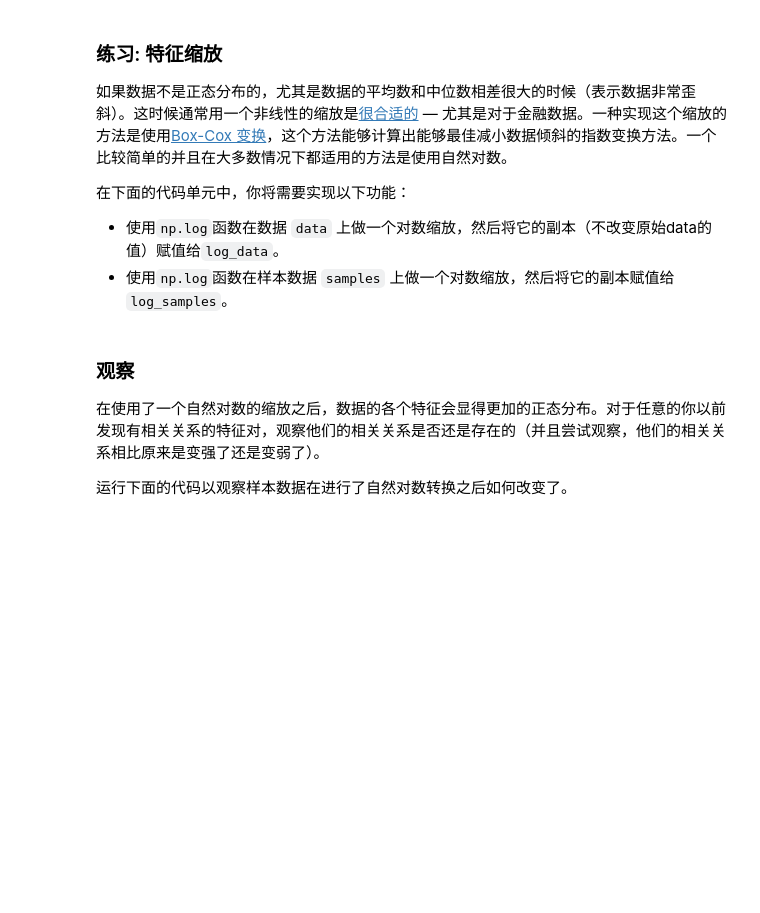
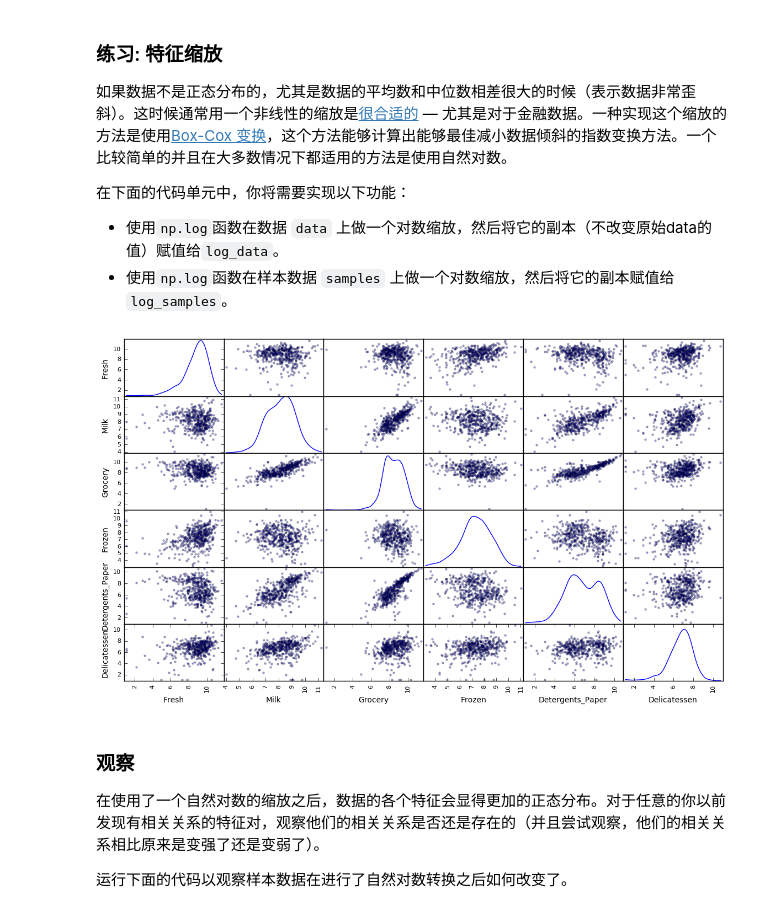
Before and after one commit to XuEric/machine-learning, a Jupyter notebook: projects_cn/creating_customer_segments/customer_segments.ipynb, the cells around one changed output. Saved outputs shown, nothing was run; the diff lists cells and outputs as text; code cells hidden in the pictures; blank space fills up the shorter version.

```diff
--- a/projects_cn/creating_customer_segments/customer_segments.ipynb
+++ b/projects_cn/creating_customer_segments/customer_segments.ipynb
@@ -138,13 +154,15 @@ pd.scatter_matrix(data, alpha = 0.3, figsize = (14,8), diagonal = 'kde');
  - 使用`np.log`函数在样本数据 `samples` 上做一个对数缩放，然后将它的副本赋值给`log_samples`。
 # %%
 # TODO：使用自然对数缩放数据
-log_data = None
+log_data = np.log(data)
 
 # TODO：使用自然对数缩放样本数据
-log_samples = None
+log_samples = np.log(samples)
 
 # 为每一对新产生的特征制作一个散射矩阵
 pd.scatter_matrix(log_data, alpha = 0.3, figsize = (14,8), diagonal = 'kde');
+# %% [output]
+[figure, added]
 # %% [markdown]
 ### 观察
 在使用了一个自然对数的缩放之后，数据的各个特征会显得更加的正态分布。对于任意的你以前发现有相关关系的特征对，观察他们的相关关系是否还是存在的（并且尝试观察，他们的相关关系相比原来是变强了还是变弱了）。
```
Also changed, not shown: parts of 6 cells of this notebook, 1 other file.
